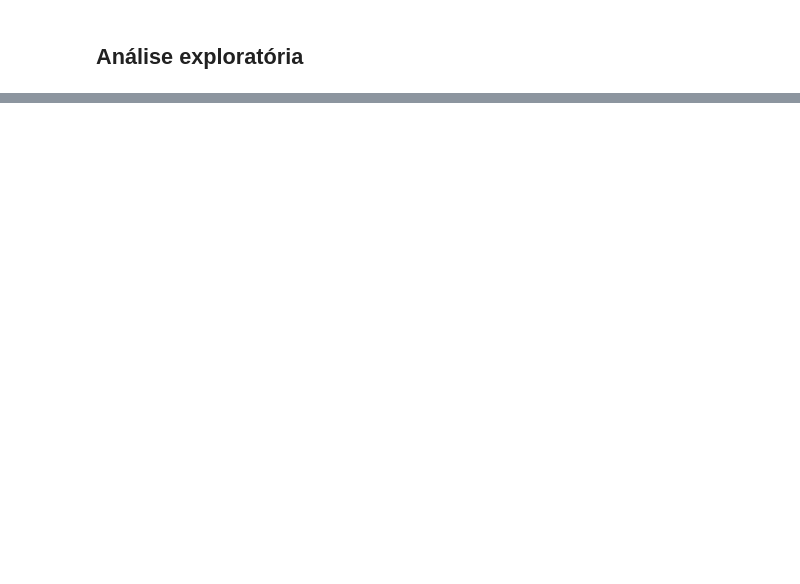
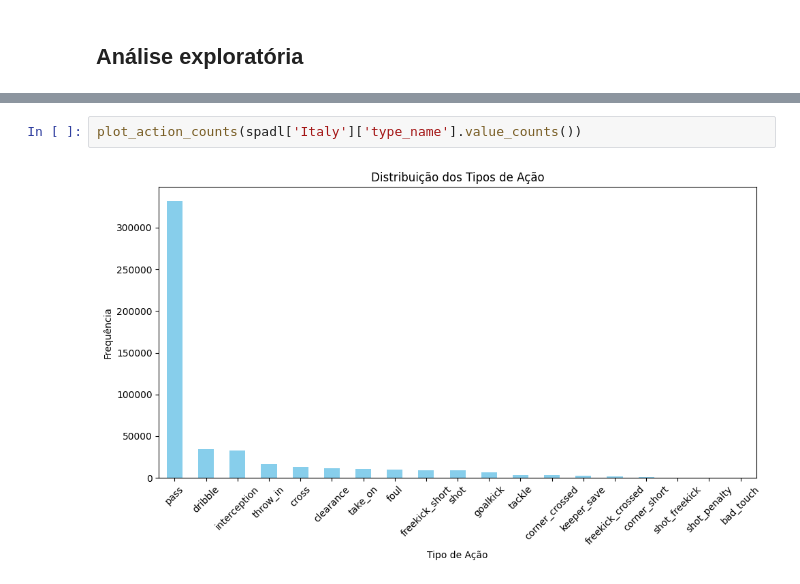
Before and after one commit to vinisilvag/cdaf-projeto, a Jupyter notebook: main.ipynb, the cells around one changed output, grey strips where cells are left out. Drawn from its saved outputs; the diff is of its cells as text; blank space fills up the shorter version.

```diff
--- a/main.ipynb
+++ b/main.ipynb
@@ -165,0 +520,4 @@ NameError: name 'spadl' is not defined
+# %%
+plot_action_counts(spadl['Italy']['type_name'].value_counts())
+# %% [output]
+[figure, added]
```
Also changed, not shown: parts of 74 cells of this notebook, 1 other file.
